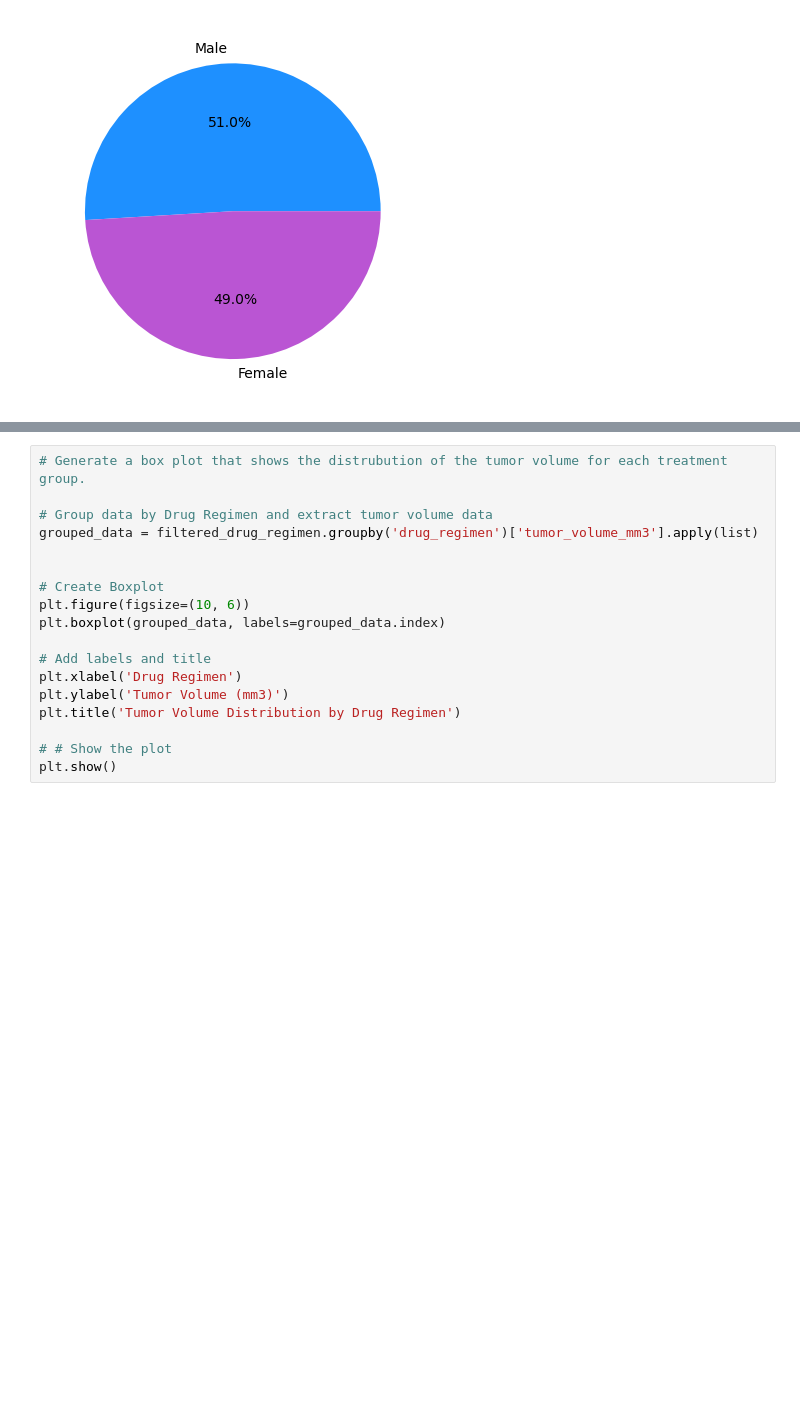
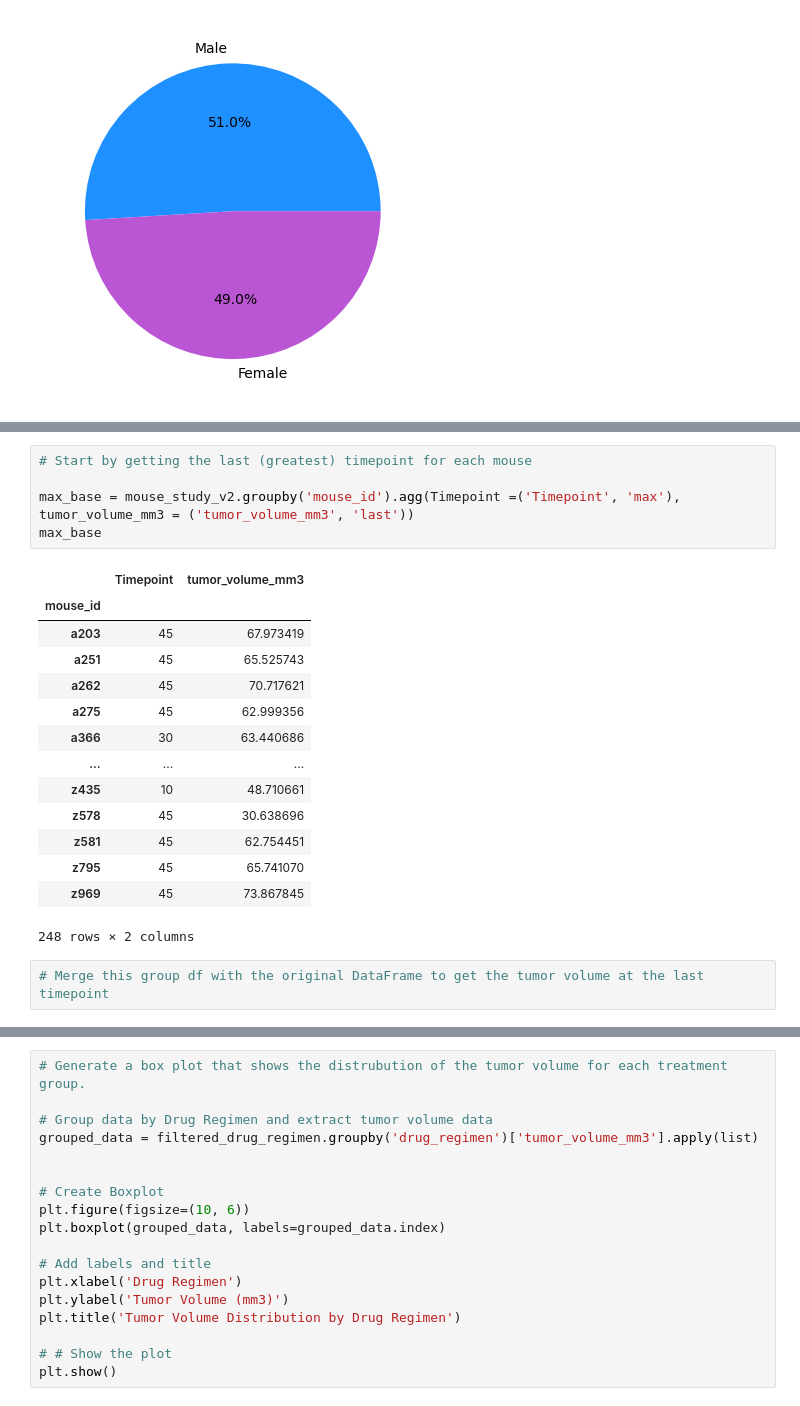
Before and after one commit to KevinPCarney/data-visualization-challenge, a Jupyter notebook: Submission/pymaceuticals_submission.ipynb, the cells around one changed output, grey strips where cells are left out. Cells and saved outputs as stored; diff of their text form; blank space fills up the shorter version.

```diff
--- a/Submission/pymaceuticals_submission.ipynb
+++ b/Submission/pymaceuticals_submission.ipynb
@@ -335,0 +308,22 @@ plt.show()
+# %%
+# Start by getting the last (greatest) timepoint for each mouse
+
+max_base = mouse_study_v2.groupby('mouse_id').agg(Timepoint =('Timepoint', 'max'), tumor_volume_mm3 = ('tumor_volume_mm3', 'last'))
+max_base
+# %% [output]
+|  | Timepoint | tumor_volume_mm3 |
+| mouse_id |  |  |
+| a203 | 45 | 67.973419 |
+| a251 | 45 | 65.525743 |
+| a262 | 45 | 70.717621 |
+| a275 | 45 | 62.999356 |
+| a366 | 30 | 63.440686 |
+| ... | ... | ... |
+| z435 | 10 | 48.710661 |
+| z578 | 45 | 30.638696 |
+| z581 | 45 | 62.754451 |
+| z795 | 45 | 65.741070 |
+| z969 | 45 | 73.867845 |
+248 rows × 2 columns
+# %%
+# Merge this group df with the original DataFrame to get the tumor volume at the last timepoint
```
Also changed, not shown: parts of 15 cells of this notebook.
